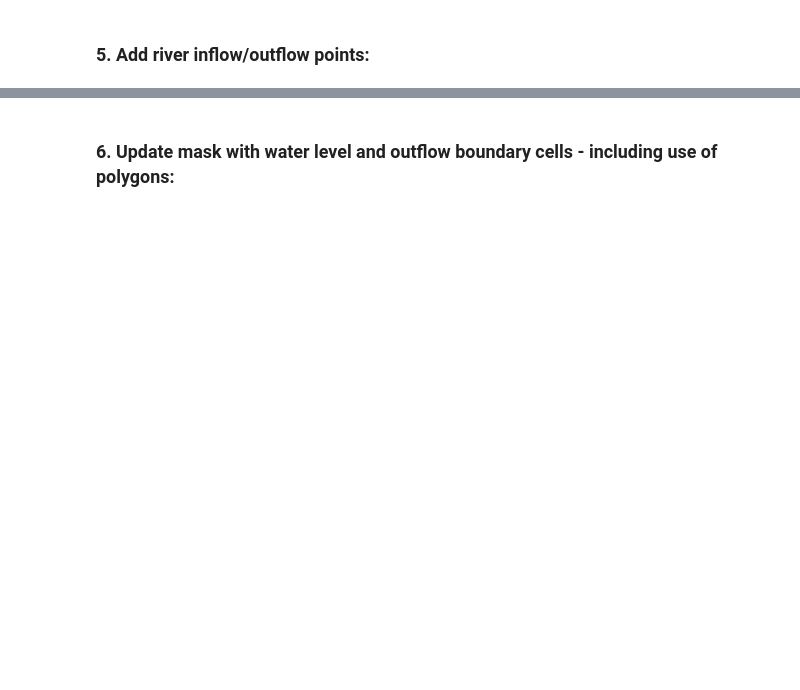
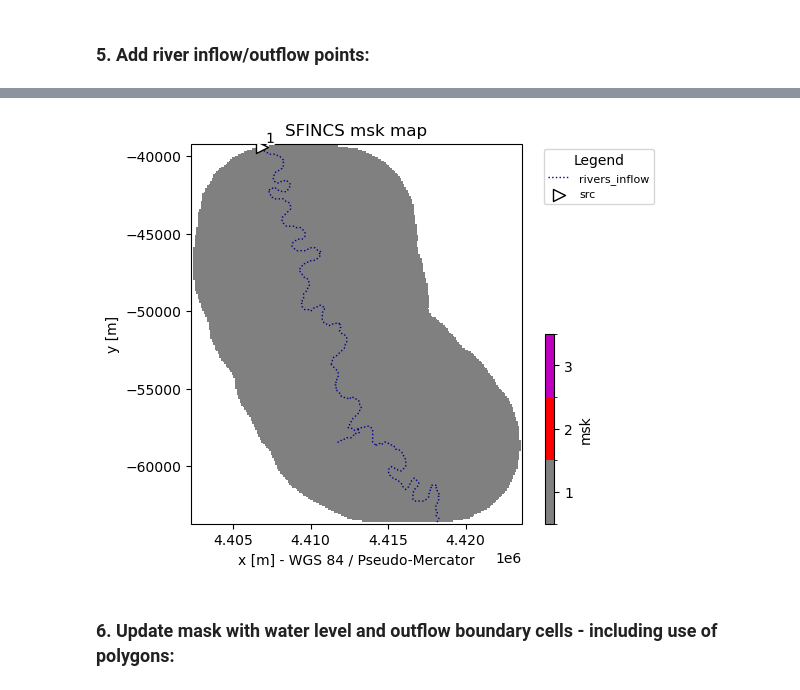
Before and after one commit to pjdebruijn2505/Git_mdp, a Jupyter notebook: SFINCS/a_garissa_base.ipynb, the cells around one changed output, grey strips where cells are left out. Cells and saved outputs as stored; diff of their text form; code cells hidden in the pictures; blank space fills up the shorter version.

```diff
--- a/SFINCS/a_garissa_base.ipynb
+++ b/SFINCS/a_garissa_base.ipynb
@@ -20,10 +20,11 @@ logger = setuplog("prepare data catalog", log_level=10)
 # %% [markdown]
 ### 1. Initialize SfincsModel class, set data library and output folder:
 # %%
-model_name = "garissa_depth4m_fabdem_grid100_avg"
+model_name = "garissa_depth2m_fabdem_grid100_avg_lin"
 grid_size = 100
-constant_river_depth = 4
+constant_river_depth = 2
 nr_subgrid_pixels = 4
+use_lin_river = True
 # %%
 data_libs = [
     Path(r"data/1_static/data_static_tana.yml"),
@@ -101,11 +103,23 @@ river_len = 100 # km
 river_upa = 100 # km2
 river_width = 150 # m
 
-model.setup_river_inflow(
-    hydrography="merit_hydro",
-    river_len=river_len,
-    river_upa=river_upa,
-    river_width=river_width,
-    keep_rivers_geom=True
-)
+# We load in the Lin et al. dataset
+if use_lin_river:
+    centerlines = data_catalog.get_geodataframe("rivers_lin2019_v1")
+    model.setup_river_inflow(
+        rivers = centerlines,
+        reverse_river_geom = True,
+        keep_rivers_geom=True,
+    )
+
+else:
+    model.setup_river_inflow(
+        hydrography="merit_hydro",
+        river_len=river_len,
+        river_upa=river_upa,
+        river_width=river_width,
+        keep_rivers_geom=True
+    )
+
+fig, ax = model.plot_basemap(variable="msk", plot_bounds=True)
 # %% [output]
@@ -117,3 +129,4 @@ model.setup_river_inflow(
+[figure, added]
 # %% [markdown]
 ### 6. Update mask with water level and outflow boundary cells - including use of polygons:
 # %%
```
Also changed, not shown: parts of 14 cells of this notebook, 4 other files.
